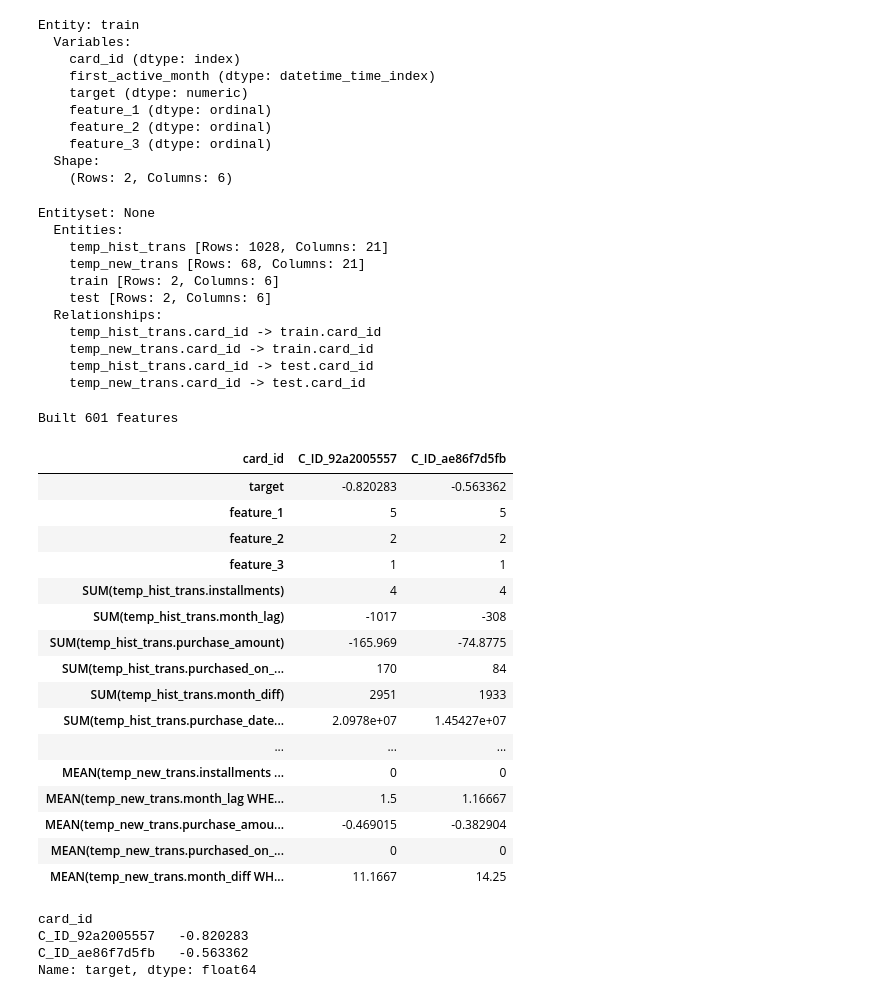
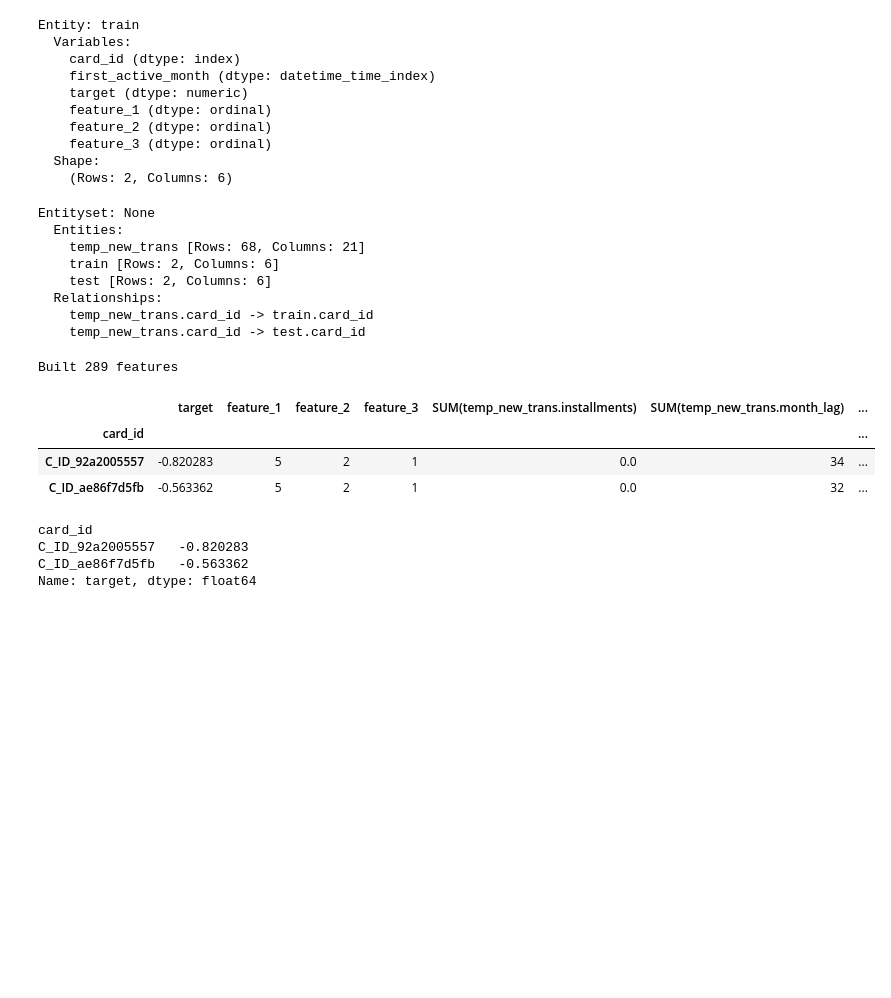
Before and after one commit to anonymouskitler/kaggle, a Jupyter notebook: Using feature tools.ipynb, the cells around one changed output. Saved outputs shown, nothing was run; the diff lists cells and outputs as text; code cells hidden in the pictures; blank space fills up the shorter version.

```diff
--- a/Using feature tools.ipynb
+++ b/Using feature tools.ipynb
@@ -162,9 +162,9 @@ Entity: train
 temp_es = es.entity_from_dataframe('test', temp_train, 'card_id', time_index='first_active_month',
                                         variable_types=train_cat_cols)
 # %%
-new_r1 = ft.Relationship( temp_es['train']['card_id'],temp_es['temp_hist_trans']['card_id'])
+# new_r1 = ft.Relationship( temp_es['train']['card_id'],temp_es['temp_hist_trans']['card_id'])
 new_r2 = ft.Relationship( temp_es['train']['card_id'],temp_es['temp_new_trans']['card_id'])
-new_r3 = ft.Relationship( temp_es['test']['card_id'],temp_es['temp_hist_trans']['card_id'])
+# new_r3 = ft.Relationship( temp_es['test']['card_id'],temp_es['temp_hist_trans']['card_id'])
 new_r4 = ft.Relationship( temp_es['test']['card_id'],temp_es['temp_new_trans']['card_id'])
 # %%
 for r in [new_r1, new_r2, new_r3, new_r4]:
@@ -175,14 +175,11 @@ temp_es
 # %% [output]
 Entityset: None
   Entities:
-    temp_hist_trans [Rows: 1028, Columns: 21]
     temp_new_trans [Rows: 68, Columns: 21]
     train [Rows: 2, Columns: 6]
     test [Rows: 2, Columns: 6]
   Relationships:
-    temp_hist_trans.card_id -> train.card_id
     temp_new_trans.card_id -> train.card_id
-    temp_hist_trans.card_id -> test.card_id
     temp_new_trans.card_id -> test.card_id
 # %%
 default_agg_primitives =  ["sum", "std", "max", "skew", "min", "mean", "count", "median",
@@ -190,8 +187,8 @@ default_agg_primitives =  ["sum", "std", "max", "skew", "min", "mean", "count",
                            "percent_true", "trend"]
 default_trans_primitives =  ["day", "month","weekday","days_since", "percentile", "hour"]
 # %%
-temp_es['temp_hist_trans']['authorized_flag'].interesting_values = [1]
-temp_es['temp_hist_trans']['purchased_on_weekend'].interesting_values = [1]
+# temp_es['temp_hist_trans']['authorized_flag'].interesting_values = [1]
+# temp_es['temp_hist_trans']['purchased_on_weekend'].interesting_values = [1]
 temp_es['temp_new_trans']['purchased_on_weekend'].interesting_values = [1]
 # %%
 feature_matrix, feature_names = ft.dfs(entityset = temp_es, target_entity = 'train',
@@ -204,4 +201,4 @@ feature_matrix, feature_names = ft.dfs(entityset = temp_es, target_entity = 'tra
 pd.options.display.max_columns = 1700
 pd.options.display.max_rows = 1700
 # %% [output]
-Built 601 features
+Built 289 features
@@ -208,23 +207,10 @@ Built 601 features
 # %%
-feature_matrix.T
+feature_matrix.head()
 # %% [output]
-| card_id | C_ID_92a2005557 | C_ID_ae86f7d5fb |
-| target | -0.820283 | -0.563362 |
-| feature_1 | 5 | 5 |
-| feature_2 | 2 | 2 |
-| feature_3 | 1 | 1 |
-| SUM(temp_hist_trans.installments) | 4 | 4 |
-| SUM(temp_hist_trans.month_lag) | -1017 | -308 |
-| SUM(temp_hist_trans.purchase_amount) | -165.969 | -74.8775 |
-| SUM(temp_hist_trans.purchased_on_... | 170 | 84 |
-| SUM(temp_hist_trans.month_diff) | 2951 | 1933 |
-| SUM(temp_hist_trans.purchase_date... | 2.0978e+07 | 1.45427e+07 |
-| ... | ... | ... |
-| MEAN(temp_new_trans.installments ... | 0 | 0 |
-| MEAN(temp_new_trans.month_lag WHE... | 1.5 | 1.16667 |
-| MEAN(temp_new_trans.purchase_amou... | -0.469015 | -0.382904 |
-| MEAN(temp_new_trans.purchased_on_... | 0 | 0 |
-| MEAN(temp_new_trans.month_diff WH... | 11.1667 | 14.25 |
+|  | target | feature_1 | feature_2 | feature_3 | SUM(temp_new_trans.installments) | SUM(temp_new_trans.month_lag) | ... |
+| card_id |  |  |  |  |  |  | ... |
+| C_ID_92a2005557 | -0.820283 | 5 | 2 | 1 | 0.0 | 34 | ... |
+| C_ID_ae86f7d5fb | -0.563362 | 5 | 2 | 1 | 0.0 | 32 | ... |
 # %%
 feature_matrix.target
 # %% [output]
```
Also changed, not shown: parts of 14 cells of this notebook, 13 other files.
